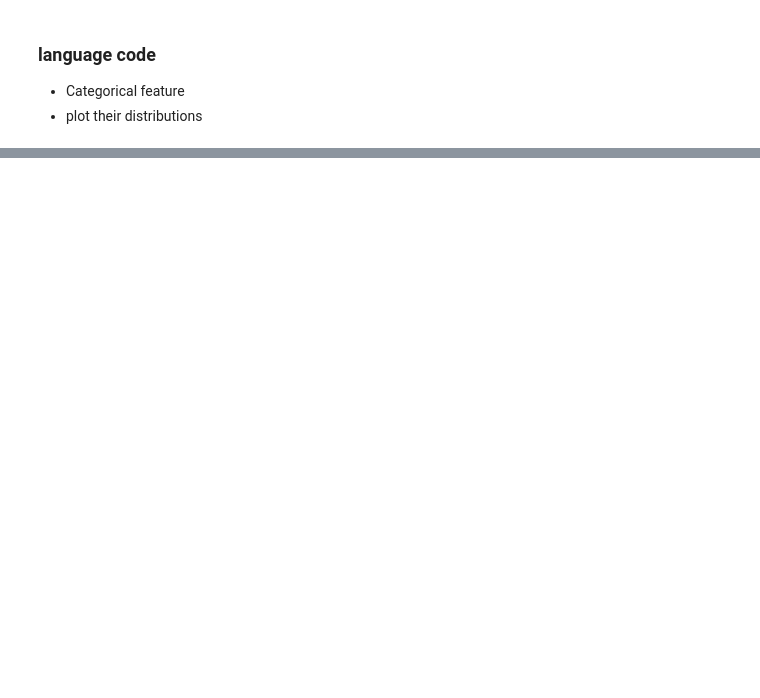
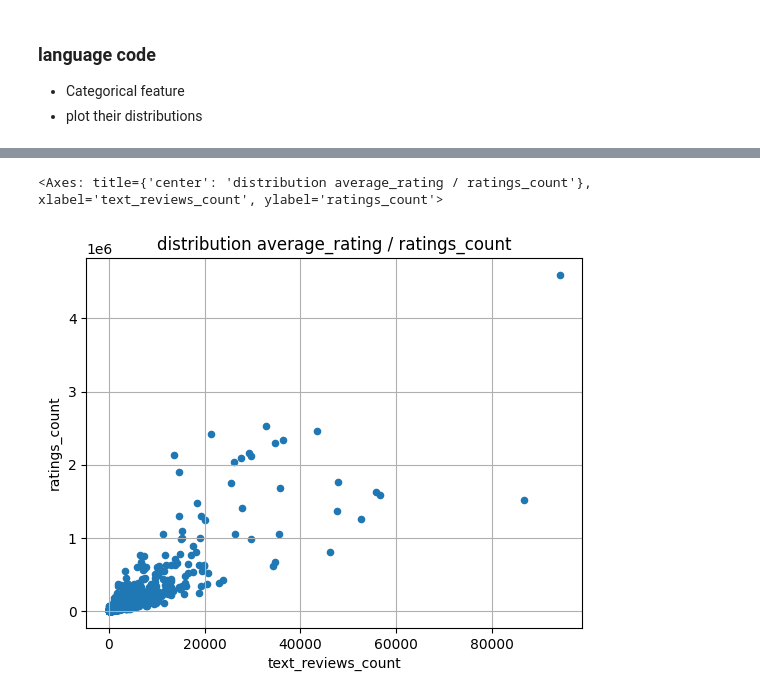
Before and after one commit to SouheilMaatoug/Goodreads-books-rating, a Jupyter notebook: notebooks/dataset-exploration.ipynb, the cells around one changed output, grey strips where cells are left out. Saved outputs shown, nothing was run; the diff lists cells and outputs as text; code cells hidden in the pictures; blank space fills up the shorter version.

```diff
--- a/notebooks/dataset-exploration.ipynb
+++ b/notebooks/dataset-exploration.ipynb
@@ -620,0 +658,10 @@ books_df["language_code"].value_counts().plot.bar()
+# %%
+books_df.plot.scatter(
+    y="ratings_count",
+    x="text_reviews_count",
+    grid=True,
+    title="distribution average_rating / ratings_count"
+)
+# %% [output]
+<Axes: title={'center': 'distribution average_rating / ratings_count'}, xlabel='text_reviews_count', ylabel='ratings_count'>
+[figure, added]
```
Also changed, not shown: parts of 34 cells of this notebook.
